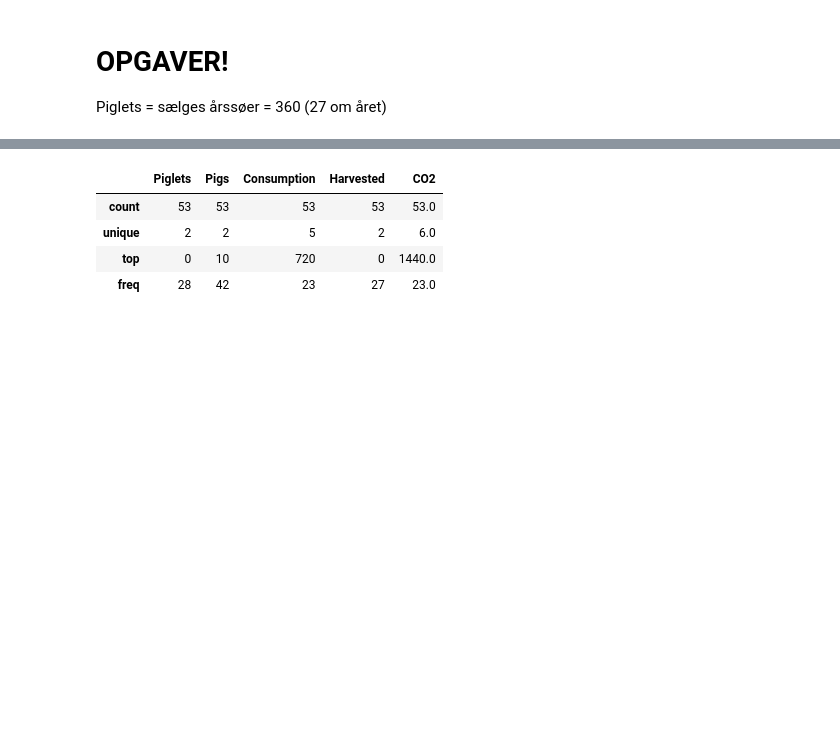
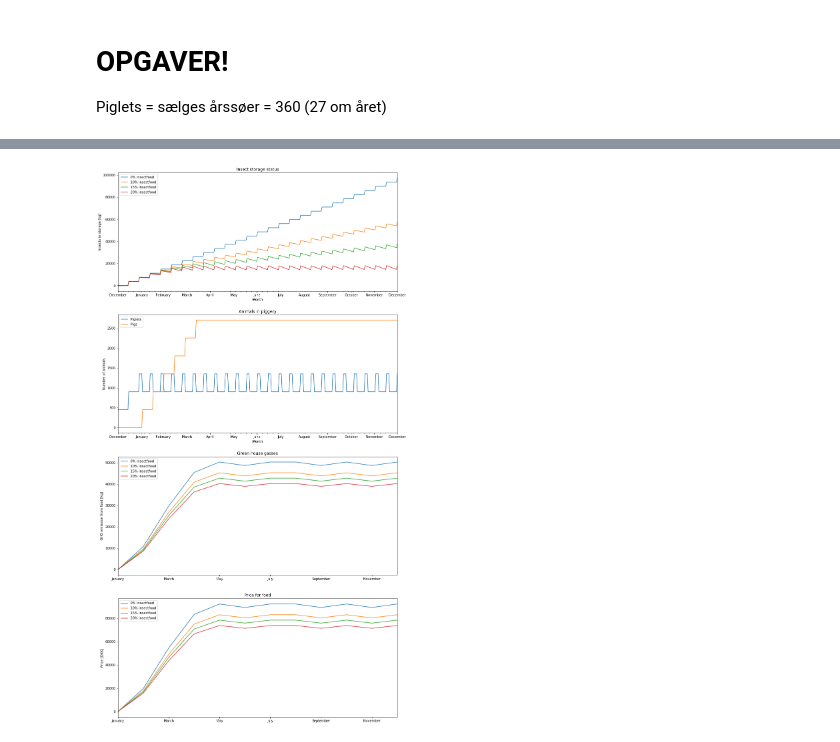
Before and after one commit to krsvendsen/GL_simulering, a Jupyter notebook: simulering.ipynb, the cells around one changed output, grey strips where cells are left out. Saved outputs shown, nothing was run; the diff lists cells and outputs as text; code cells hidden in the pictures; blank space fills up the shorter version.

```diff
--- a/simulering.ipynb
+++ b/simulering.ipynb
@@ -312,8 +349,12 @@ df[['CO2']].plot(ax=ax);
-# %%
-df.describe(include='all')
-# %% [output]
-|  | Piglets | Pigs | Consumption | Harvested | CO2 |
-| count | 53 | 53 | 53 | 53 | 53.0 |
-| unique | 2 | 2 | 5 | 2 | 6.0 |
-| top | 0 | 10 | 720 | 0 | 1440.0 |
-| freq | 28 | 42 | 23 | 27 | 23.0 |
+# %%
+percentInsect = 0
+df0 = Simulate()
+
+percentInsect = 0.10
+df10 = Simulate()
+
+percentInsect = 0.15
+df15 = Simulate()
+
+percentInsect = 0.20
+df20 = Simulate()
@@ -319,0 +397,47 @@ df.describe(include='all')
+# %%
+# Create 2x2 sub plots
+gs = gridspec.GridSpec(4, 2)
+
+plt.figure(figsize=(15,30));
+#plt.figure()
+ax = plt.subplot(gs[0, :]) # row 0, col 0
+insectStorage.plot(ax=ax);
+ax.xaxis.set_major_formatter(mdates.DateFormatter("%B"))
+plt.title("Insect storage status")
+plt.ylabel("Insects in storage [kg]")
+#df15[['Insect storage']].plot(ax=ax);
+#df20[['Insect storage']].plot(ax=ax);
+
+ax = plt.subplot(gs[1, :]) # row 0, col 1
+
+#df10[['Piglets', 'Pigs']].plot(ax=ax);
+piggerydf.plot(ax=ax)
+#ax.xaxis_date()
+ax.xaxis.set_major_formatter(mdates.DateFormatter("%B"))
+
+#plt.xticks(locs, labels)
+#piggerydf.plot(ax=ax)
+plt.title("Animals in piggery")
+plt.ylabel("Number of animals")
+#df15[['Piglets', 'Pigs']].plot(ax=ax);
+
+ax = plt.subplot(gs[2, :]) # row 1, span all columns
+#co22 = pd.to_datetime(df.index)
+#co2.groupby(pd.Grouper(freq="M")).plot(ax=ax);
+co2.plot(ax=ax);
+plt.title("Green house gasses")
+plt.ylabel("GHG emission from food [kg]")
+#df10[['CO2']].plot(ax=ax);
+#df15[['CO2']].plot(ax=ax);
+#df20[['CO2']].plot(ax=ax);
+
+ax = plt.subplot(gs[3, :]) # row 2, span all columns
+price.plot(ax=ax);
+plt.title("Price for food")
+plt.ylabel("Price [DKK]")
+#df10[['Price']].plot(ax=ax);
+#df15[['Price']].plot(ax=ax);
+#df20[['Price']].plot(ax=ax);
+plt.show()
+# %% [output]
+[figure, added]
```
Also changed, not shown: parts of 9 cells of this notebook.
